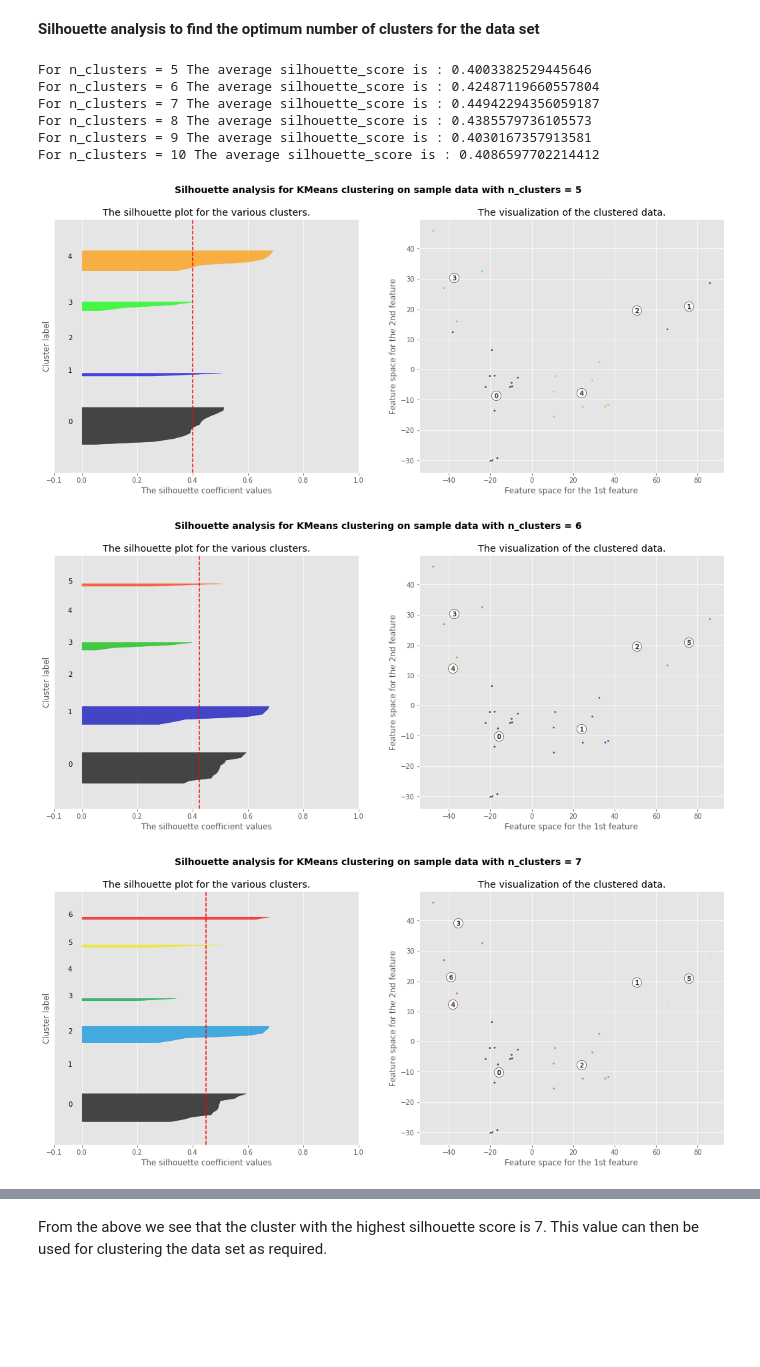
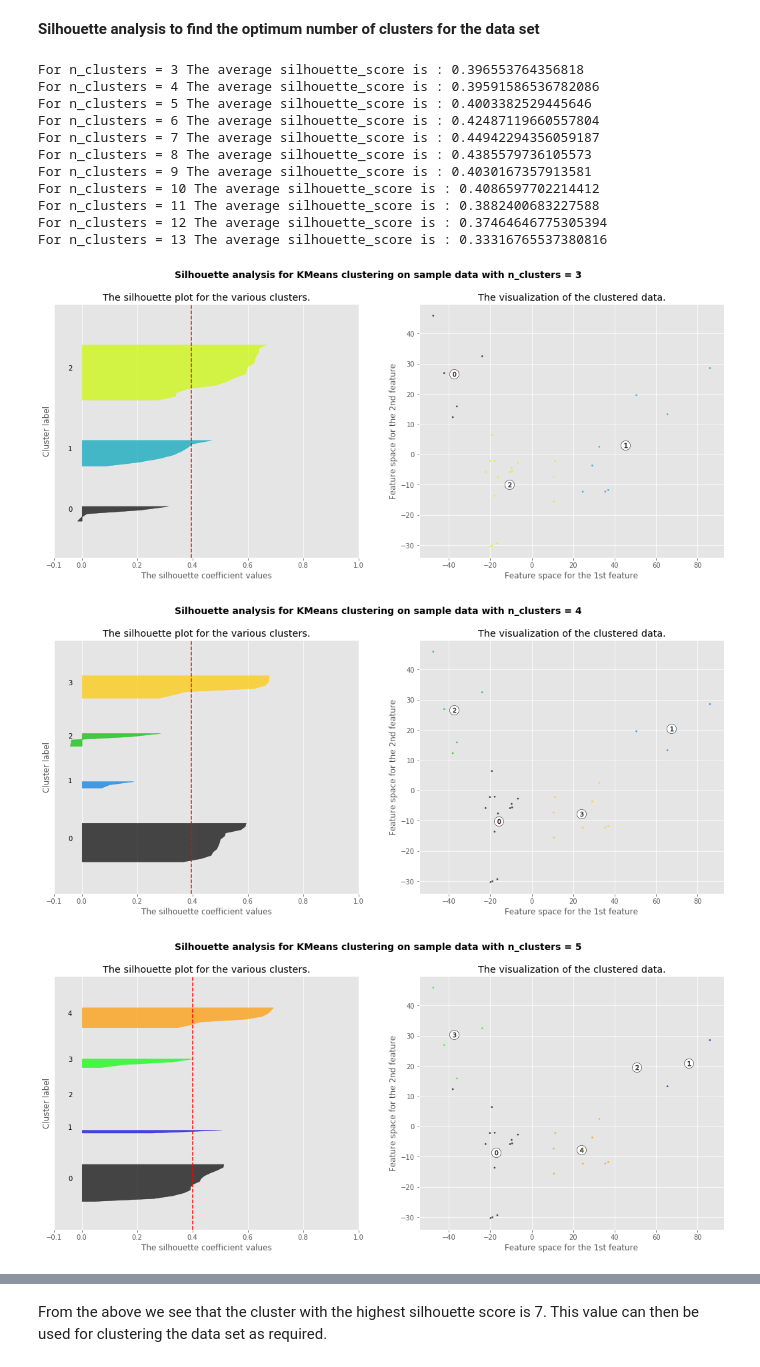
Before and after one commit to andyogah/ds_portfolio, a Jupyter notebook: personal projects/upwork_clustering_project.ipynb, the cells around one changed output, grey strips where cells are left out. Saved outputs shown, nothing was run; the diff lists cells and outputs as text; code cells hidden in the pictures; blank space fills up the shorter version.

```diff
--- a/personal projects/upwork_clustering_project.ipynb
+++ b/personal projects/upwork_clustering_project.ipynb
@@ -204,7 +212,7 @@ import numpy as np
 # Generating the sample data from make_blobs
 # This particular setting has one distinct cluster and 3 clusters placed close
 # together.
-range_n_clusters = [5, 6, 7, 8, 9, 10]
+range_n_clusters = [3, 4, 5, 6, 7, 8, 9, 10, 11, 12, 13]
 
 for n_clusters in range_n_clusters:
     # Create a subplot with 1 row and 2 columns
@@ -271,33 +279,38 @@ for n_clusters in range_n_clusters:
     colors = cm.nipy_spectral(cluster_labels.astype(float) / n_clusters)
     ax2.scatter(df4[:, 0], df4[:, 1], marker='.', s=30, lw=0, alpha=0.7,
                 c=colors, edgecolor='k')
 
     # Labeling the clusters
     centers = clusterer.cluster_centers_
     # Draw white circles at cluster centers
     ax2.scatter(centers[:, 0], centers[:, 1], marker='o',
                 c="white", alpha=1, s=200, edgecolor='k')
 
     for i, c in enumerate(centers):
         ax2.scatter(c[0], c[1], marker='$%d$' % i, alpha=1,
                     s=50, edgecolor='k')
 
     ax2.set_title("The visualization of the clustered data.")
     ax2.set_xlabel("Feature space for the 1st feature")
     ax2.set_ylabel("Feature space for the 2nd feature")
 
     plt.suptitle(("Silhouette analysis for KMeans clustering on sample data "
                   "with n_clusters = %d" % n_clusters),
                  fontsize=14, fontweight='bold')
 
 plt.show()
 # %% [output]
+For n_clusters = 3 The average silhouette_score is : 0.396553764356818
+For n_clusters = 4 The average silhouette_score is : 0.39591586536782086
 For n_clusters = 5 The average silhouette_score is : 0.4003382529445646
 For n_clusters = 6 The average silhouette_score is : 0.42487119660557804
 For n_clusters = 7 The average silhouette_score is : 0.44942294356059187
 For n_clusters = 8 The average silhouette_score is : 0.4385579736105573
 For n_clusters = 9 The average silhouette_score is : 0.4030167357913581
 For n_clusters = 10 The average silhouette_score is : 0.4086597702214412
+For n_clusters = 11 The average silhouette_score is : 0.3882400683227588
+For n_clusters = 12 The average silhouette_score is : 0.37464646775305394
+For n_clusters = 13 The average silhouette_score is : 0.33316765537380816
-[figure, old version]
+[figure, new version]
-[figure, old version]
+[figure, new version]
-[figure, old version]
+[figure, new version]
```
Also changed, not shown: parts of 6 cells of this notebook.
